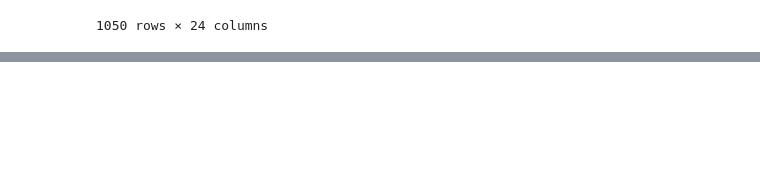
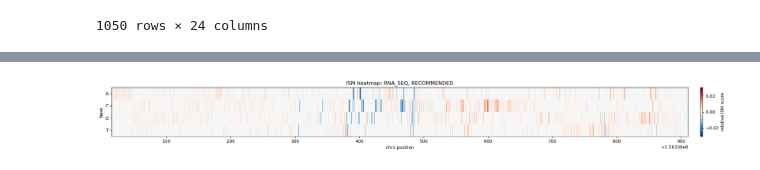
Before and after one commit to cralbers/variant-effects, a Jupyter notebook: osc/ISM_analysis.ipynb, the cells around one changed output, grey strips where cells are left out. Drawn from its saved outputs; the diff is of its cells as text; code cells hidden in the pictures; blank space fills up the shorter version.

```diff
--- a/osc/ISM_analysis.ipynb
+++ b/osc/ISM_analysis.ipynb
@@ -288,0 +340,31 @@ ism_df_top1
+# %%
+import matplotlib.pyplot as plt
+import numpy as np
+
+# Prefer all 4 bases visible in a heatmap
+# (re-run ism.ism_matrix(..., multiply_by_sequence=False) if needed)
+mat = ism_result  # (L, 4)
+
+# Symmetric color scale around 0
+vmax = np.nanmax(np.abs(mat)) or 1.0
+
+fig, ax = plt.subplots(figsize=(min(0.02 * mat.shape[0], 40), 2.5))
+im = ax.imshow(
+    mat.T,                    # rows = bases, cols = genomic positions
+    aspect='auto',
+    interpolation='nearest',
+    cmap='RdBu_r',
+    vmin=-vmax,
+    vmax=vmax,
+    extent=[ism_interval.start, ism_interval.end, 3.5, -0.5],
+)
+ax.set_yticks([0, 1, 2, 3])
+ax.set_yticklabels(list('ACGT'))
+ax.set_xlabel(f'{ism_interval.chromosome} position')
+ax.set_ylabel('base')
+ax.set_title(f'ISM heatmap: {SCORE_COL}')
+fig.colorbar(im, ax=ax, fraction=0.02, pad=0.02, label='relative ISM score')
+plt.tight_layout()
+plt.show()
+# %% [output]
+[figure, added]
```
Also changed, not shown: parts of 9 cells of this notebook, 2 other files.
